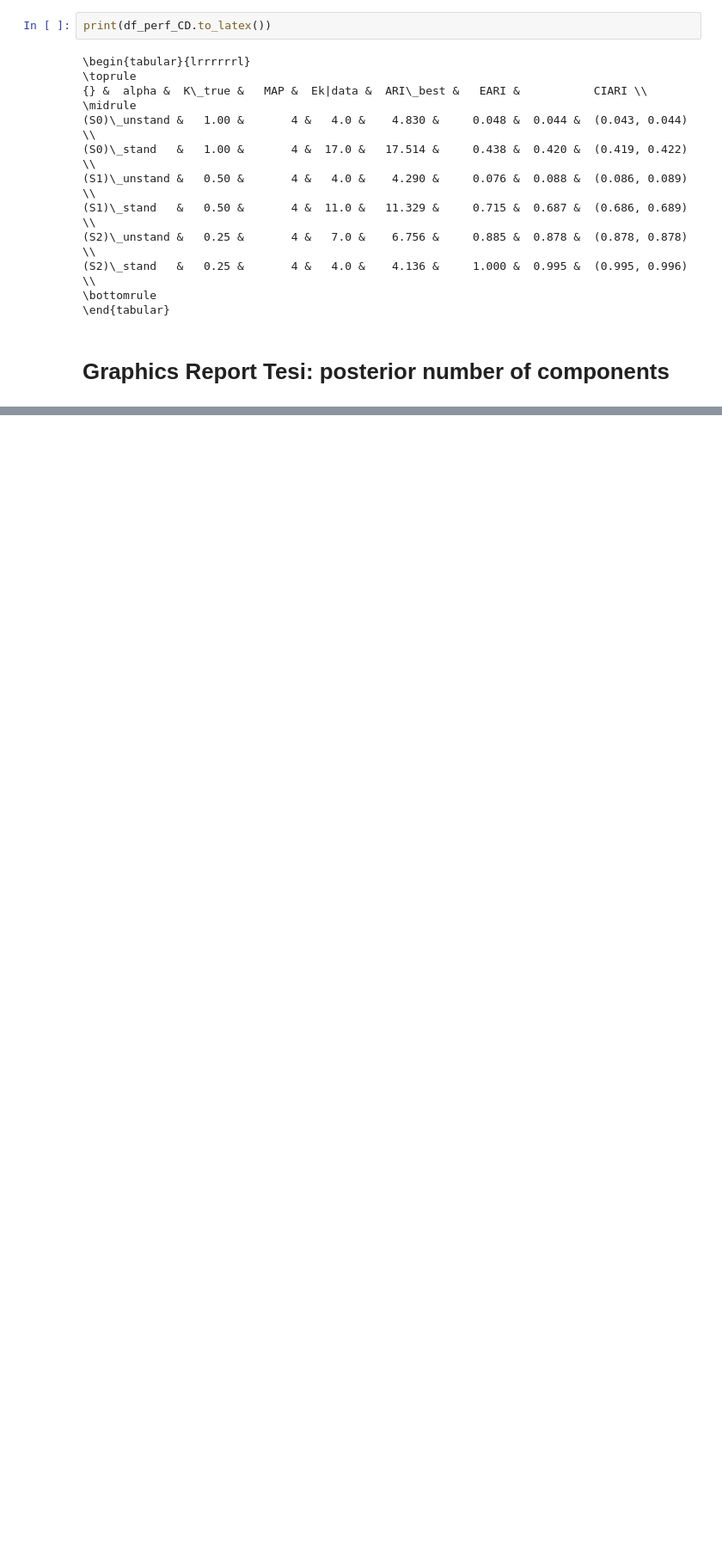
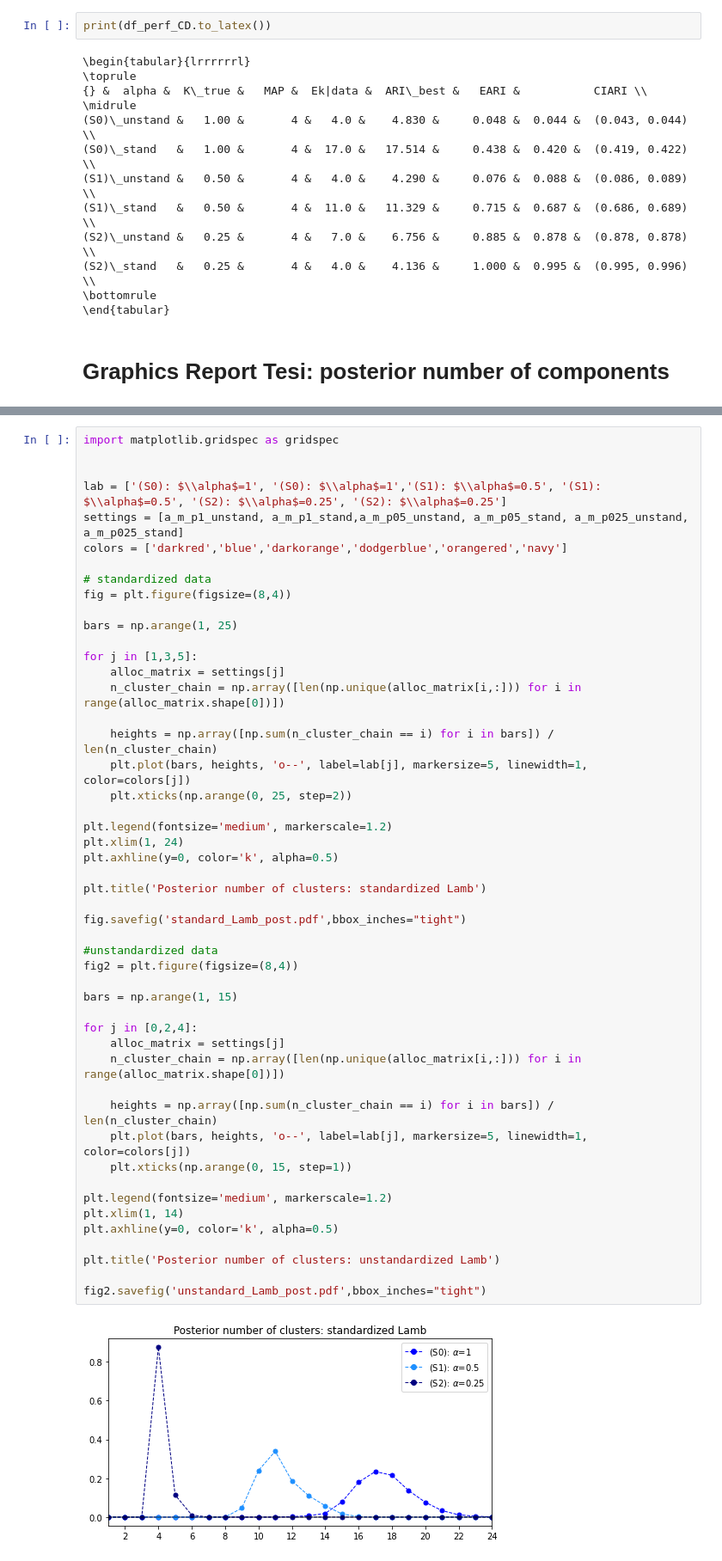
Before and after one commit to LGhilotti/pp_mix, a Jupyter notebook: compare_CD_p50.ipynb, the cells around one changed output, grey strips where cells are left out. Shown: that part at 86% size. Cells and saved outputs as stored; diff of their text form; blank space fills up the shorter version.

```diff
--- a/compare_CD_p50.ipynb
+++ b/compare_CD_p50.ipynb
@@ -670,0 +709,51 @@ fig.savefig('Lamb_post_nclus_2plots.pdf',bbox_inches="tight")
+# %%
+import matplotlib.gridspec as gridspec
+
+
+lab = ['(S0): $\\alpha$=1', '(S0): $\\alpha$=1','(S1): $\\alpha$=0.5', '(S1): $\\alpha$=0.5', '(S2): $\\alpha$=0.25', '(S2): $\\alpha$=0.25']
+settings = [a_m_p1_unstand, a_m_p1_stand,a_m_p05_unstand, a_m_p05_stand, a_m_p025_unstand, a_m_p025_stand]
+colors = ['darkred','blue','darkorange','dodgerblue','orangered','navy']
+
+# standardized data
+fig = plt.figure(figsize=(8,4))
+
+bars = np.arange(1, 25)
+
+for j in [1,3,5]:
+    alloc_matrix = settings[j]
+    n_cluster_chain = np.array([len(np.unique(alloc_matrix[i,:])) for i in range(alloc_matrix.shape[0])])
+
+    heights = np.array([np.sum(n_cluster_chain == i) for i in bars]) / len(n_cluster_chain)
+    plt.plot(bars, heights, 'o--', label=lab[j], markersize=5, linewidth=1, color=colors[j])
+    plt.xticks(np.arange(0, 25, step=2))
+
+plt.legend(fontsize='medium', markerscale=1.2)
+plt.xlim(1, 24)
+plt.axhline(y=0, color='k', alpha=0.5)
+
+plt.title('Posterior number of clusters: standardized Lamb')
+
+fig.savefig('standard_Lamb_post.pdf',bbox_inches="tight")
+
+#unstandardized data
+fig2 = plt.figure(figsize=(8,4))
+
+bars = np.arange(1, 15)
+
+for j in [0,2,4]:
+    alloc_matrix = settings[j]
+    n_cluster_chain = np.array([len(np.unique(alloc_matrix[i,:])) for i in range(alloc_matrix.shape[0])])
+
+    heights = np.array([np.sum(n_cluster_chain == i) for i in bars]) / len(n_cluster_chain)
+    plt.plot(bars, heights, 'o--', label=lab[j], markersize=5, linewidth=1, color=colors[j])
+    plt.xticks(np.arange(0, 15, step=1))
+
+plt.legend(fontsize='medium', markerscale=1.2)
+plt.xlim(1, 14)
+plt.axhline(y=0, color='k', alpha=0.5)
+
+plt.title('Posterior number of clusters: unstandardized Lamb')
+
+fig2.savefig('unstandard_Lamb_post.pdf',bbox_inches="tight")
+# %% [output]
+[figure, added]
```
Also changed, not shown: parts of 13 cells of this notebook, 5 other files.
